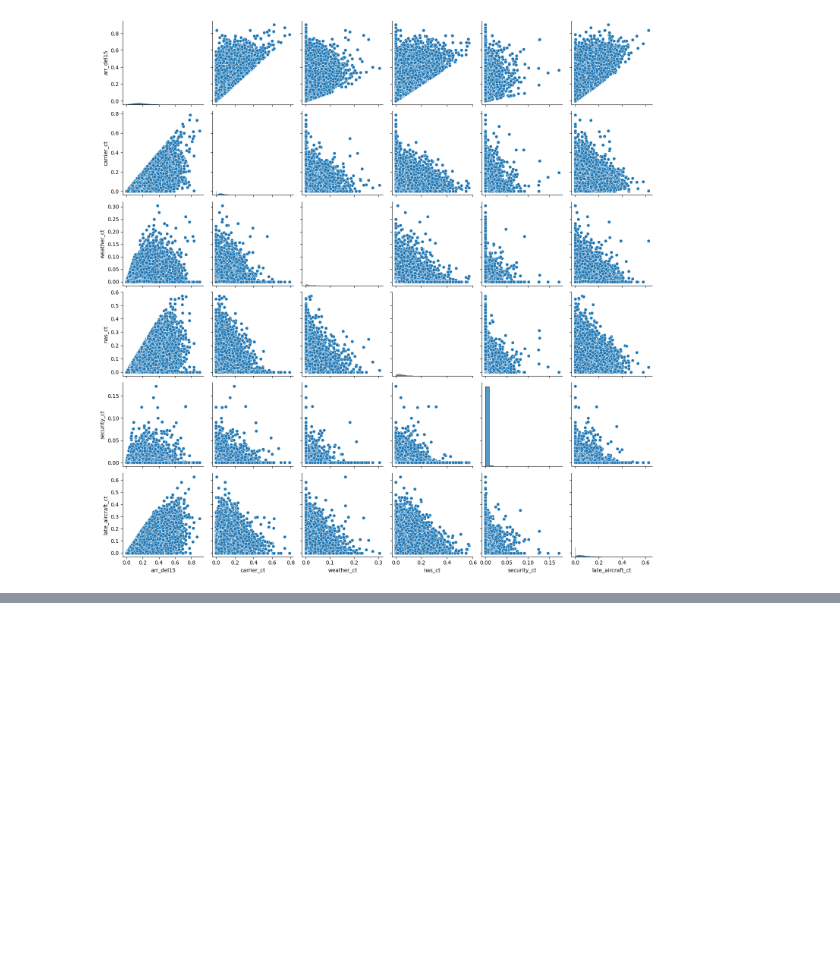
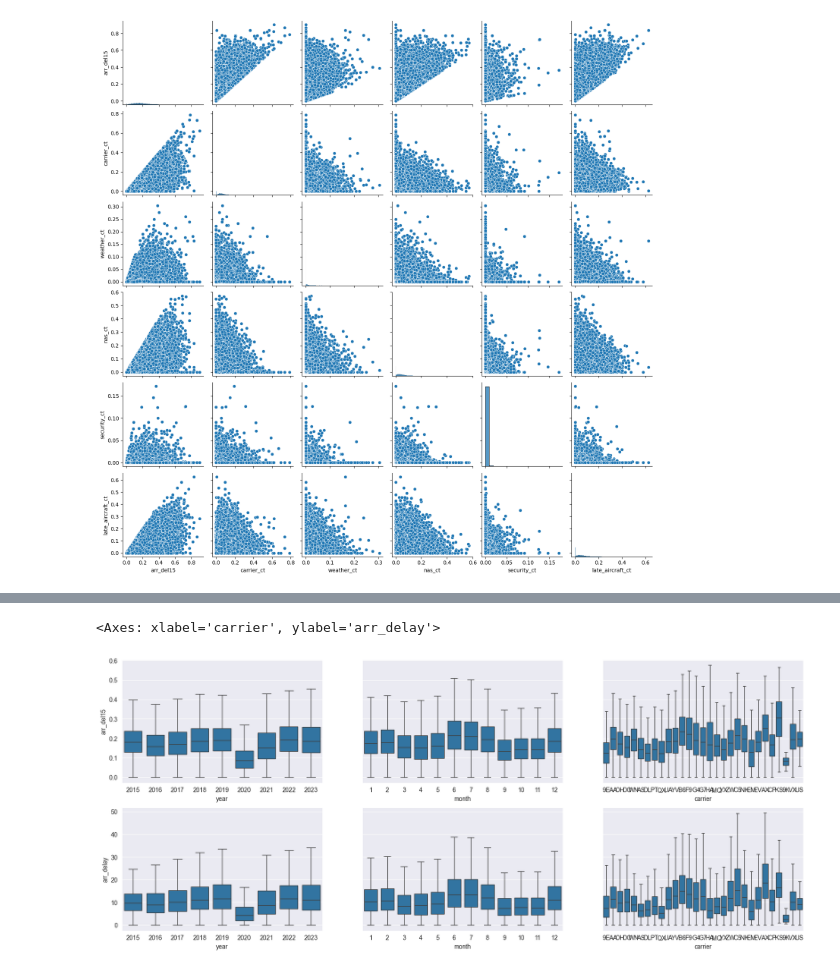
Before and after one commit to AryanshVasu/airline_delay, a Jupyter notebook: EDA.ipynb, the cells around one changed output, grey strips where cells are left out. Cells and saved outputs as stored; diff of their text form; code cells hidden in the pictures; blank space fills up the shorter version.

```diff
--- a/EDA.ipynb
+++ b/EDA.ipynb
@@ -145,0 +127,13 @@ sns.jointplot(data=dataNormalized, x='carrier',y='arr_del15')
+# %%
+sns.set_style('darkgrid')
+fig, axs = plt.subplots(2,3,figsize=(20,8), sharey='row')
+sns.boxplot(data=dataNormalized, x='year',y='arr_del15',ax=axs[0,0],showfliers=False)
+sns.boxplot(data=dataNormalized, x='month',y='arr_del15',ax=axs[0,1],showfliers=False)
+sns.boxplot(data=dataNormalized, x='carrier',y='arr_del15',ax=axs[0,2],showfliers=False)
+
+sns.boxplot(data=dataNormalized, x='year',y='arr_delay',ax=axs[1,0],showfliers=False)
+sns.boxplot(data=dataNormalized, x='month',y='arr_delay',ax=axs[1,1],showfliers=False)
+sns.boxplot(data=dataNormalized, x='carrier',y='arr_delay',ax=axs[1,2],showfliers=False)
+# %% [output]
+<Axes: xlabel='carrier', ylabel='arr_delay'>
+[figure, added]
```
Also changed, not shown: parts of 22 cells of this notebook.
